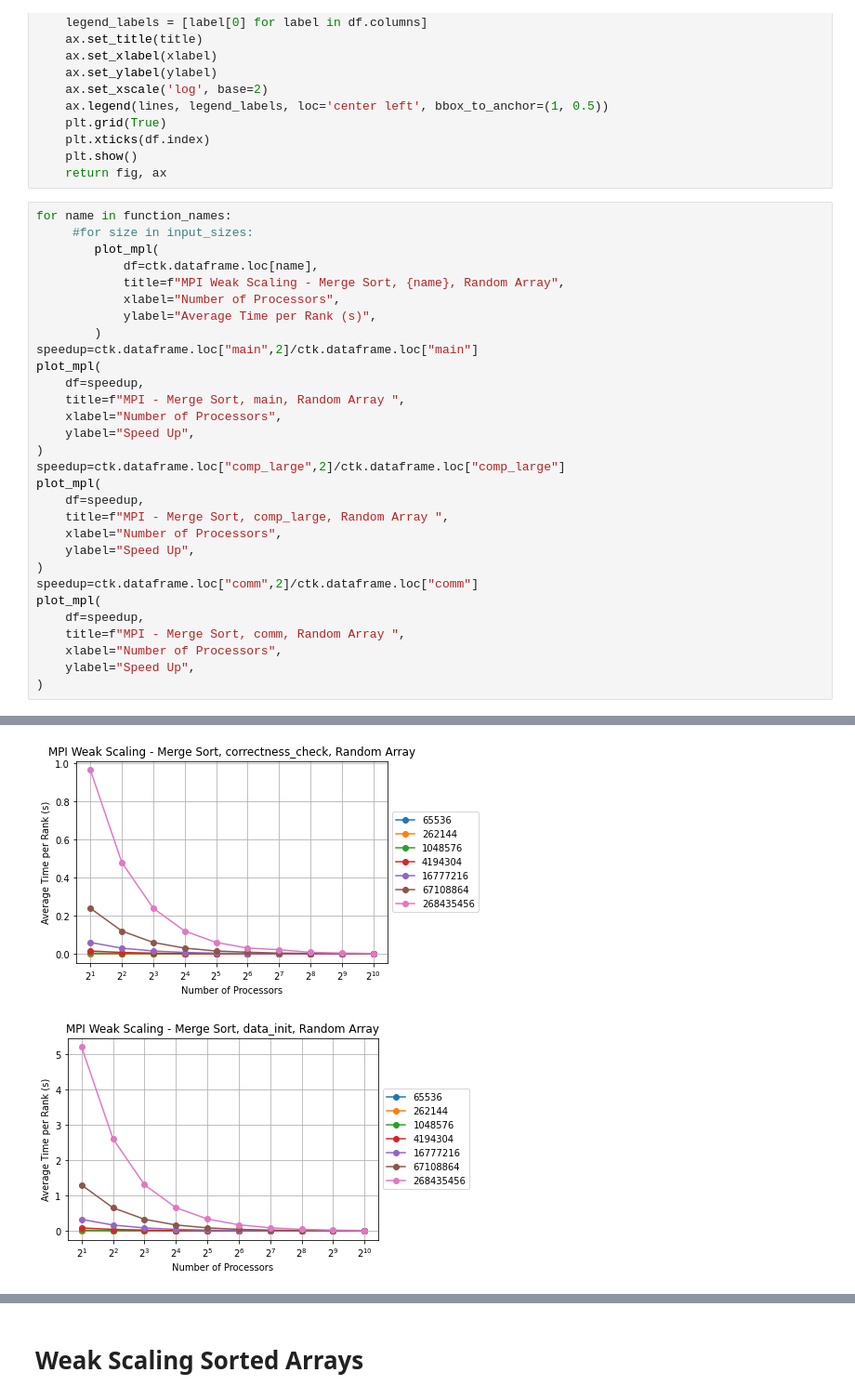
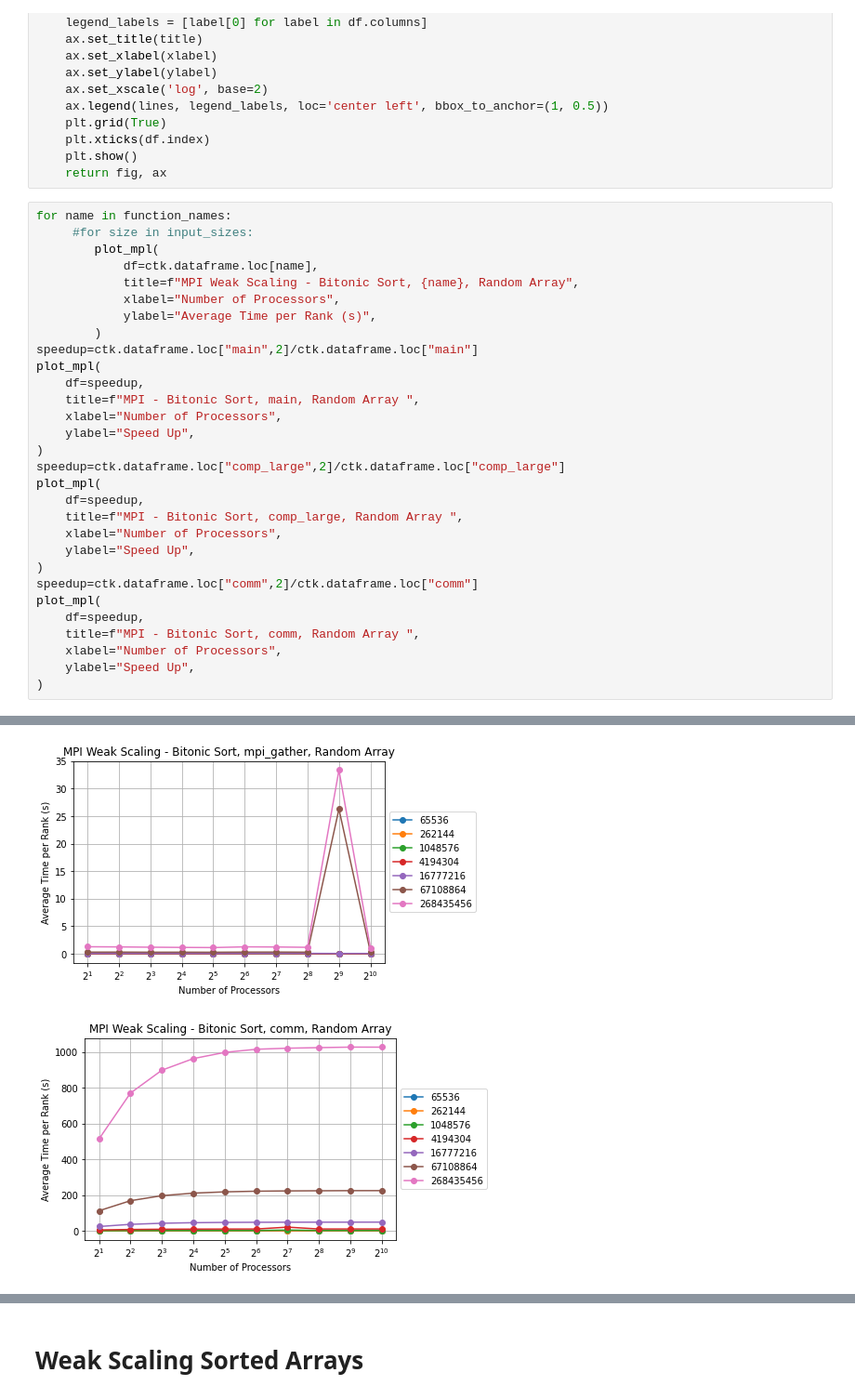
Before and after one commit to RobertEads/CSCE435-Group_16-Final_Project, a Jupyter notebook: Bitonic Sort/MPI/MPI-WeakScaling.ipynb, the cells around one changed output, grey strips where cells are left out. Shown at 93% size. Cells and saved outputs as stored; diff of their text form.

```diff
--- a/Bitonic Sort/MPI/MPI-WeakScaling.ipynb
+++ b/Bitonic Sort/MPI/MPI-WeakScaling.ipynb
@@ -162,28 +162,28 @@ for name in function_names:
      #for size in input_sizes:
         plot_mpl(
             df=ctk.dataframe.loc[name],
-            title=f"MPI Weak Scaling - Merge Sort, {name}, Random Array",
+            title=f"MPI Weak Scaling - Bitonic Sort, {name}, Random Array",
             xlabel="Number of Processors",
             ylabel="Average Time per Rank (s)",
         )
 speedup=ctk.dataframe.loc["main",2]/ctk.dataframe.loc["main"]
 plot_mpl(
     df=speedup,
-    title=f"MPI - Merge Sort, main, Random Array ",
+    title=f"MPI - Bitonic Sort, main, Random Array ",
     xlabel="Number of Processors",
     ylabel="Speed Up",
 )
 speedup=ctk.dataframe.loc["comp_large",2]/ctk.dataframe.loc["comp_large"]
 plot_mpl(
     df=speedup,
-    title=f"MPI - Merge Sort, comp_large, Random Array ",
+    title=f"MPI - Bitonic Sort, comp_large, Random Array ",
     xlabel="Number of Processors",
     ylabel="Speed Up",
 )
 speedup=ctk.dataframe.loc["comm",2]/ctk.dataframe.loc["comm"]
 plot_mpl(
     df=speedup,
-    title=f"MPI - Merge Sort, comm, Random Array ",
+    title=f"MPI - Bitonic Sort, comm, Random Array ",
     xlabel="Number of Processors",
     ylabel="Speed Up",
 )
@@ -192,2 +192,2 @@ plot_mpl(
-[figure, old version]
+[figure, new version]
-[figure, old version]
+[figure, new version]
```
Also changed, not shown: parts of 5 cells of this notebook.
